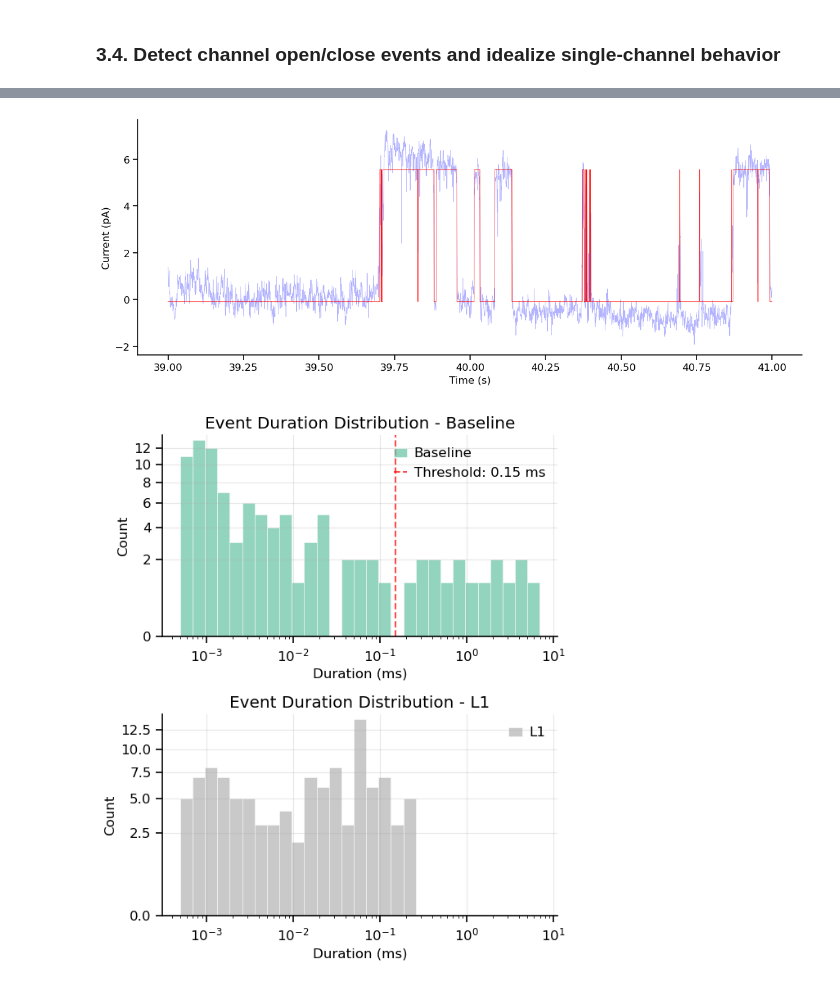
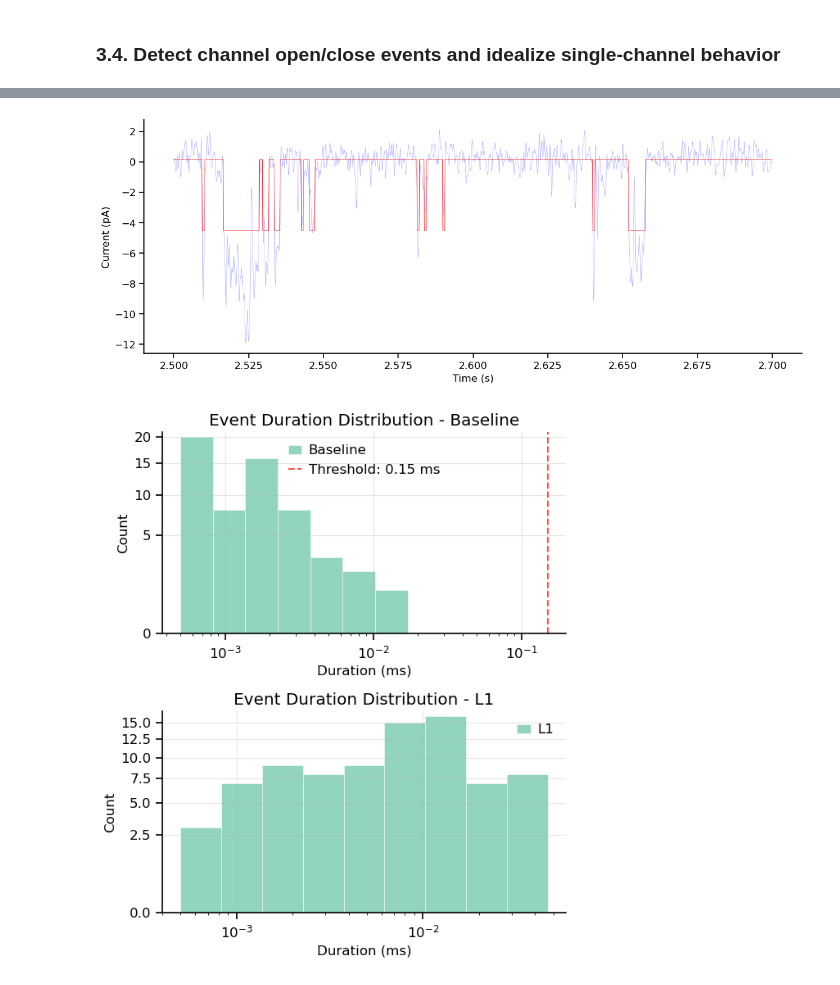
Before and after one commit to argalloni/CSHL_IonChannels2025, a Jupyter notebook: Analysis 9 - Single channels.ipynb, the cells around one changed output, grey strips where cells are left out. Drawn from its saved outputs; the diff is of its cells as text; code cells hidden in the pictures.

```diff
--- a/Analysis 9 - Single channels.ipynb
+++ b/Analysis 9 - Single channels.ipynb
@@ -60,15 +69,20 @@ First let's define the relevant time window where we want to measure the current
 (If you want to save the images, you can do it by clicking on the save icon in the top-right of the image when you hover over it)
 # %%
 # The start/end time just helps to zoom in on the traces.
-start_time = 35  # seconds
-end_time = 75   # seconds
+start_time = 2.  # seconds
+end_time = 3   # seconds
+trace_to_plot = 1
 
+# ---------------------------------------------------------------------------------------------------------------------
 current_traces, time = select_sweep_window(sweeps, sweeps_time, start_time*1000, end_time*1000, sampling_freq, channel=0)
 time /= 1000 # Convert to Seconds
 
+current_traces = current_traces[trace_to_plot]
 fig, ax = plt.subplots(figsize=(15, 6), linewidth=0.1)
-ax.plot(time, current_traces[0], color='k')
+ax.plot(time, current_traces, color='k')
 ax.set_xlabel('Time (s)')
 ax.set_ylabel('Current (pA)')
+ax.set_title(f'Trace {trace_to_plot}')
+ax.grid(True, alpha=0.3)
 plt.show()
 # %% [output]
@@ -146,19 +182,0 @@ To remove high frequency noise
-# %%
-# Lowpass filtering
-cutoff = 1000
-baseline_corrected = corrected_median
-
-filtered_traces = lowpass_filter(baseline_corrected, cutoff, sampling_freq, filter_type='bessel')
-
-# Plot filter comparison
-fig, axes = plt.subplots(2, 1, figsize=(14, 5), sharex=True)
-axes[0].plot(time, baseline_corrected.T, alpha=0.9, color='black')
-axes[0].set_title('Baseline Corrected (No Lowpass)')
-axes[0].set_ylabel('Current (pA)')
-axes[0].grid(True, alpha=0.3)
-axes[1].plot(time, filtered_traces.T, alpha=0.9, color='black')
-axes[1].set_title(f'Bessel {cutoff} Hz')
-axes[1].set_ylabel('Current (pA)')
-axes[1].grid(True, alpha=0.3)
-plt.tight_layout()
-plt.show()
@@ -170,13 +186,13 @@ plt.show()
 # Detect levels automatically by fitting Gaussian distributions to the histogram
 detected_levels, fit_info = detect_levels_from_histogram(filtered_traces,
                                                          n_levels=2,  # Specify number of levels (baseline + open levels)
-                                                         mean_guesses=[0, 10],
+                                                         mean_guesses=[0, -10],  # Initial guesses for means
                                                          plot_result=True, bins=150)
 
 # The baseline will be the lowest detected level
 baseline_level = detected_levels[0]
-current_levels_above_baseline = detected_levels[1:]  # Levels above baseline
+other_levels = detected_levels[1:]
 
 print(f"\nBaseline level: {baseline_level:.3f} pA")
-print(f"Levels above baseline: {[f'{level:.3f}' for level in current_levels_above_baseline]} pA")
+print(f"Other Levels: {[f'{level:.3f}' for level in other_levels]} pA")
 # %% [output]
@@ -199,9 +217,10 @@ Levels above baseline: ['5.553'] pA
 # %%
 # Initialize detector with your filtered traces
 time_seconds = time / 1000  # Convert time from milliseconds to seconds
-detector = MultiLevelEventDetector(filtered_traces, time_seconds, sampling_freq)
+filtered_traces_ = np.expand_dims(filtered_traces, axis=0)
+detector = MultiLevelEventDetector(filtered_traces_, time_seconds, sampling_freq)
 
 detector.baseline_level = baseline_level
-detector.set_current_levels(current_levels_above_baseline)
+detector.set_current_levels(other_levels)
 # %% [output]
 Set 1 current levels:
@@ -247,30 +266,30 @@ Processing 1 traces...
 # %%
 # Zoom in on part of the trace to check if idealization is good
-start_time = 39.   # in seconds
-end_time = 41      # in seconds
+start_time = 2.5   # in seconds
+end_time = 2.8      # in seconds
 
 # -----------------------------------------------------------------------------------------------------------------------------------------------
 fig, ax = plt.subplots(figsize=(14, 5))
 t0 = time[0]
 start_idx = time_to_index(start_time-t0, sampling_freq) *1000
 end_idx = time_to_index(end_time-t0, sampling_freq) *1000
-ax.plot(time[start_idx:end_idx], detector.traces[trace_idx, start_idx:end_idx], 'b-', alpha=0.3, linewidth=0.5, label='Filtered')
-ax.plot(time[start_idx:end_idx], detector.idealized_traces[trace_idx, start_idx:end_idx], 'r-', linewidth=0.5, label='Idealized')
+ax.plot(time[start_idx:end_idx], detector.traces[0, start_idx:end_idx], 'b-', alpha=0.3, linewidth=0.5, label='Filtered')
+ax.plot(time[start_idx:end_idx], detector.idealized_traces[0, start_idx:end_idx], 'r-', linewidth=0.5, label='Idealized')
 ax.set_xlabel('Time (s)')
 ax.set_ylabel('Current (pA)')
 plt.show()
 # %% [output]
-[figure, old version]
+[figure, new version]
 # %%
 # Based on the histogram of closed durations, determine a threshold for burst separation
 closed_threshold = 0.15  # ms - adjust based on your histogram
 
-durations = detector.plot_duration_histogram(bins=30, threshold=closed_threshold,
+durations = detector.plot_duration_histogram(bins=10, threshold=closed_threshold,
                                              fit_gaussian=False,
                                              log_x=True, sqrt_y_scale=True,
                                              separate_plots=True)
 # %% [output]
-[figure, old version]
+[figure, new version]
 # %%
 # Analyze bursts
 burst_data, burst_summary = detector.analyze_bursts(closed_threshold)
```
Also changed, not shown: parts of 20 cells of this notebook, 1 other file.
